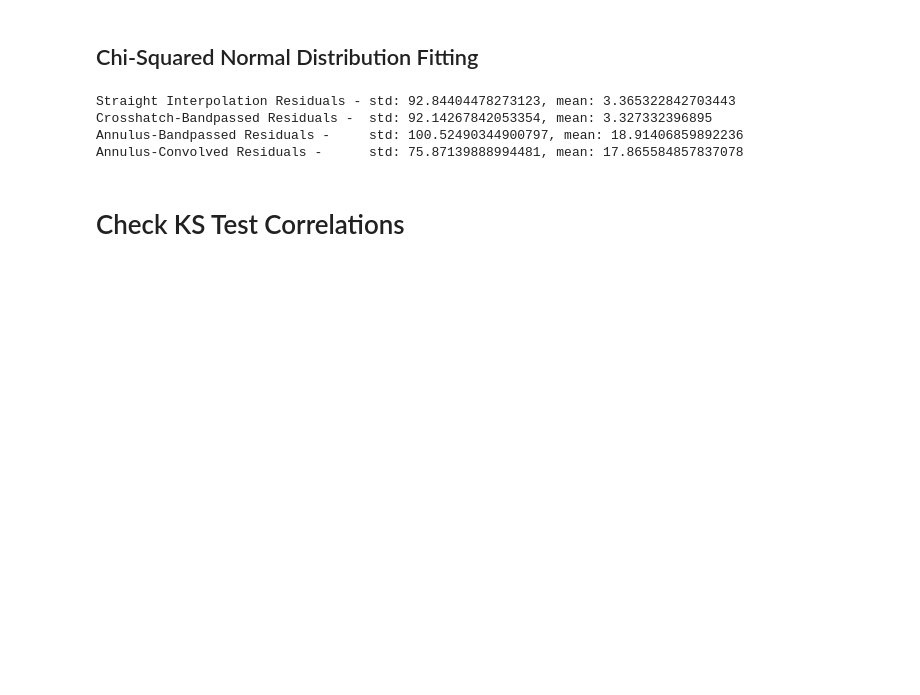
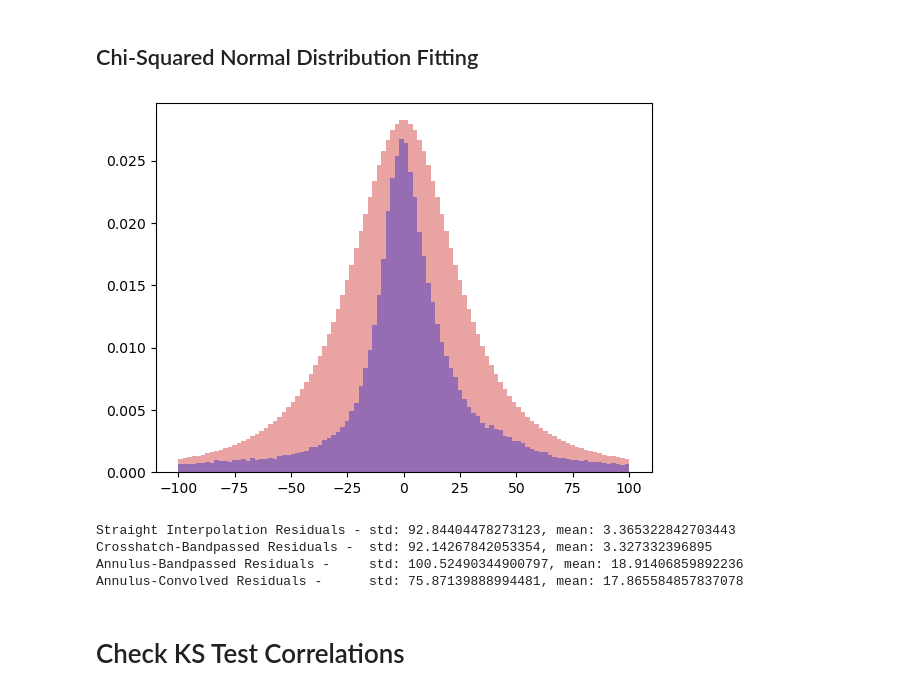
Before and after one commit to Olivex727/hvc-magnetic-honours-programs, a Jupyter notebook: synthesis/chi_squared.ipynb, the cells around one changed output. Cells and saved outputs as stored; diff of their text form; code cells hidden in the pictures; blank space fills up the shorter version.

```diff
--- a/synthesis/chi_squared.ipynb
+++ b/synthesis/chi_squared.ipynb
@@ -154,42 +154,49 @@ Annulus-Bandpassed vs. Annulus-Convolved: 1.389374578886861e-06
 # %%
 from scipy.stats import chisquare as csq
 from scipy.stats import cauchy
+from scipy.stats import t
+from scipy.integrate import quad
 import numpy as np
 
 def get_hist(res):
     return np.histogram(res, range=(-100,100), bins=100, density=True)
 
 def mad(res):
     mean = np.mean(res)
     sumr = 0
     for r in res:
         sumr = sumr + np.abs(r-mean)
     return sumr / len(res)
 
 def get_fit(res):
     hist = get_hist(res)
-    std = mad(res) /1.5
+    var = np.var(res)
+    # df = 2 * var / (var - 1)
+    df = int(2 * var / (var - 1))
+    sc = 25
     normarr = []
 
     for i in range(len(hist[0])):
-        normarr.append(cauchy.cdf(hist[1][i+1], loc=0, scale=std) - cauchy.cdf(hist[1][i], loc=0, scale=std))
+        normarr.append(t.cdf(hist[1][i+1], df, loc=0, scale=sc) - t.cdf(hist[1][i], df, loc=0, scale=sc))
 
     plt.hist(hist[1][:-1], hist[1], weights=normarr, color=[0.8, 0.1, 0.1, 0.4])
     plt.hist(hist[1][:-1], hist[1], weights=hist[0], color=[0.1, 0.1, 0.8, 0.4])
     plt.show()
 
 res1 = drop_nan((collated_data_1["RMs"]["RM"] - collated_data_1["RMs"]["interpolation_raw"]).data)
 res2 = drop_nan((collated_data_1["RMs"]["RM"] - collated_data_1["RMs"]["interpolation_cor"]).data)
 res3 = drop_nan((collated_data_2["RMs"]["RM"] - collated_data_2["RMs"]["interpolation_cor"]).data)
 res4 = drop_nan((collated_data_3["RMs"]["RM"] - collated_data_3["RMs"]["interpolation_cor"]).data)
 
-#get_fit(res1)
+
+get_fit(res1)
 
 print("Straight Interpolation Residuals - std: "+str(np.std(res1))+", mean: "+str(np.mean(res1)))
 print("Crosshatch-Bandpassed Residuals -  std: "+str(np.std(res2))+", mean: "+str(np.mean(res2)))
 print("Annulus-Bandpassed Residuals -     std: "+str(np.std(res3))+", mean: "+str(np.mean(res3)))
 print("Annulus-Convolved Residuals -      std: "+str(np.std(res4))+", mean: "+str(np.mean(res4)))
 # %% [output]
+[figure, added]
 Straight Interpolation Residuals - std: 92.84404478273123, mean: 3.365322842703443
 Crosshatch-Bandpassed Residuals -  std: 92.14267842053354, mean: 3.327332396895
 Annulus-Bandpassed Residuals -     std: 100.52490344900797, mean: 18.91406859892236
```
